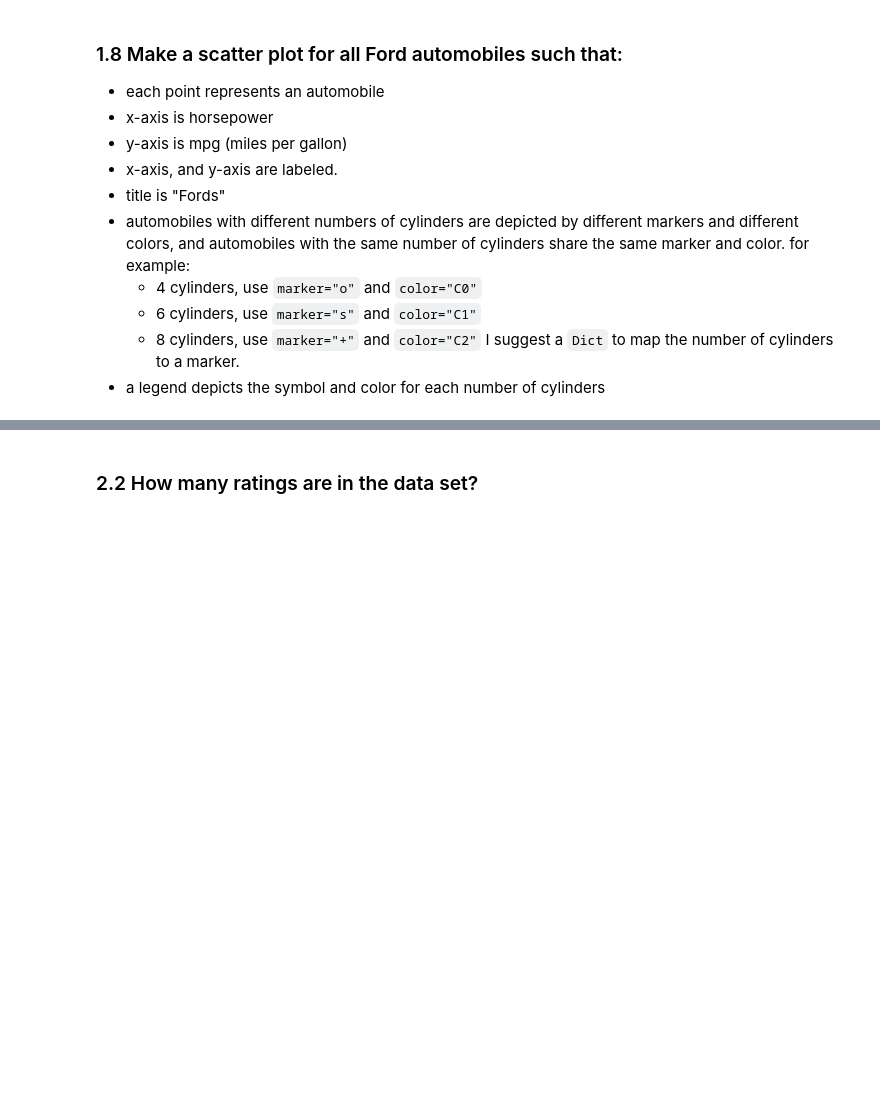
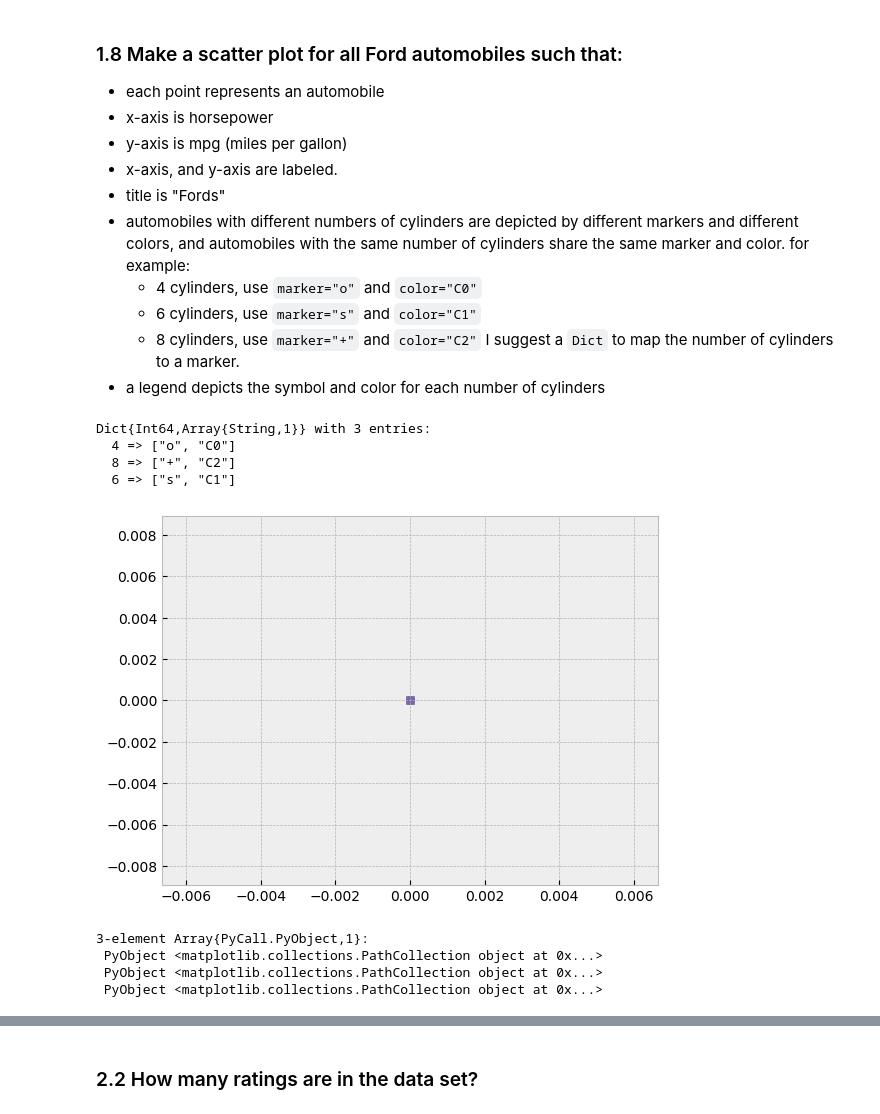
Before and after one commit to anth0nyhle/OSUCoursework, a Jupyter notebook: che599_intro_data_science/hw2/hw2.ipynb, the cells around one changed output, grey strips where cells are left out. Cells and saved outputs as stored; diff of their text form; code cells hidden in the pictures; blank space fills up the shorter version.

```diff
--- a/che599_intro_data_science/hw2/hw2.ipynb
+++ b/che599_intro_data_science/hw2/hw2.ipynb
@@ -150,3 +187,25 @@ occursin("ford", "i love subarus") # false
     * 8 cylinders, use `marker="+"` and `color="C2"`
     I suggest a `Dict` to map the number of cylinders to a marker.
 * a legend depicts the symbol and color for each number of cylinders
+# %%
+fourcylinder_marker = ["o", "C0"]
+sixcylinder_marker = ["s", "C1"]
+eightcylinder_marker = ["+", "C2"]
+cylinder_markers = Dict([(4, fourcylinder_marker), (6, sixcylinder_marker), (8, eightcylinder_marker)])
+# %% [output]
+Dict{Int64,Array{String,1}} with 3 entries:
+  4 => ["o", "C0"]
+  8 => ["+", "C2"]
+  6 => ["s", "C1"]
+# %%
+marker4 = scatter([0], [0], marker="o", color="C0", label="4 cylinders")
+marker6 = scatter([0], [0], marker="+", color="C1", label="6 cylinders")
+marker8 = scatter([0], [0], marker="s", color="C2", label="8 cylinders")
+
+marker_legend = [marker4, marker6, marker8]
+# %% [output]
+[figure, added]
+3-element Array{PyCall.PyObject,1}:
+ PyObject <matplotlib.collections.PathCollection object at 0x...>
+ PyObject <matplotlib.collections.PathCollection object at 0x...>
+ PyObject <matplotlib.collections.PathCollection object at 0x...>
```
Also changed, not shown: parts of 25 cells of this notebook.
